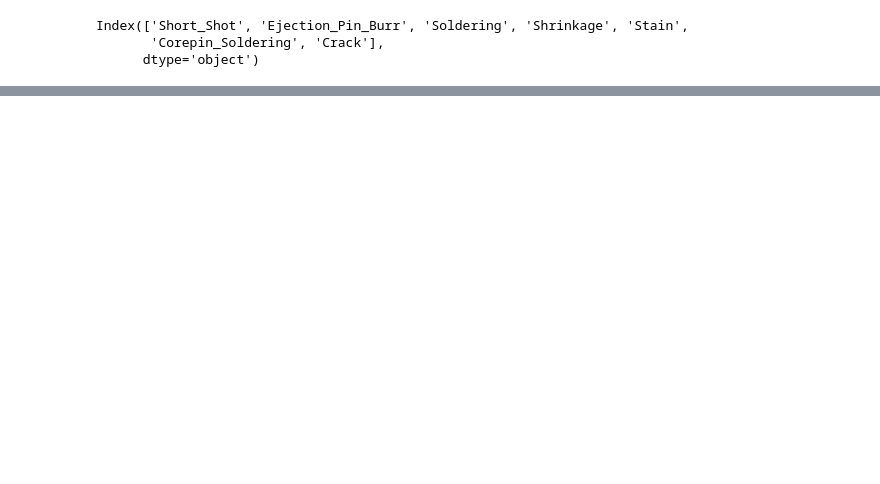
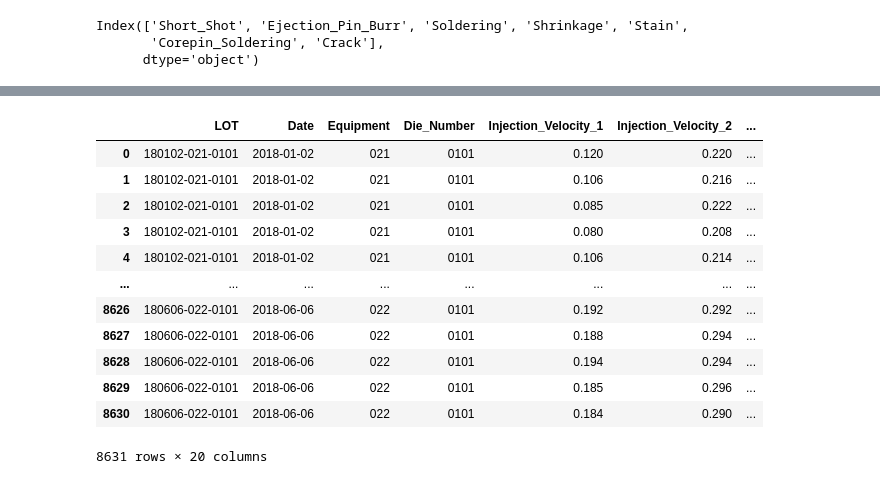
Before and after one commit to IceBear9028/TermProject-main, a Jupyter notebook: data_refine/data_refine.ipynb, the cells around one changed output, grey strips where cells are left out. Cells and saved outputs as stored; diff of their text form; code cells hidden in the pictures; blank space fills up the shorter version.

```diff
--- a/data_refine/data_refine.ipynb
+++ b/data_refine/data_refine.ipynb
@@ -117,2 +170,20 @@ df_refine_convert_error
 8631 rows × 20 columns
+# %%
+df_refine = df_refine.astype({'Short_Shot' : 'int'})
+
+df_refine
+# %% [output]
+|  | LOT | Date | Equipment | Die_Number | Injection_Velocity_1 | Injection_Velocity_2 | ... |
+| 0 | 180102-021-0101 | 2018-01-02 | 021 | 0101 | 0.120 | 0.220 | ... |
+| 1 | 180102-021-0101 | 2018-01-02 | 021 | 0101 | 0.106 | 0.216 | ... |
+| 2 | 180102-021-0101 | 2018-01-02 | 021 | 0101 | 0.085 | 0.222 | ... |
+| 3 | 180102-021-0101 | 2018-01-02 | 021 | 0101 | 0.080 | 0.208 | ... |
+| 4 | 180102-021-0101 | 2018-01-02 | 021 | 0101 | 0.106 | 0.214 | ... |
+| ... | ... | ... | ... | ... | ... | ... | ... |
+| 8626 | 180606-022-0101 | 2018-06-06 | 022 | 0101 | 0.192 | 0.292 | ... |
+| 8627 | 180606-022-0101 | 2018-06-06 | 022 | 0101 | 0.188 | 0.294 | ... |
+| 8628 | 180606-022-0101 | 2018-06-06 | 022 | 0101 | 0.194 | 0.294 | ... |
+| 8629 | 180606-022-0101 | 2018-06-06 | 022 | 0101 | 0.185 | 0.296 | ... |
+| 8630 | 180606-022-0101 | 2018-06-06 | 022 | 0101 | 0.184 | 0.290 | ... |
+8631 rows × 20 columns
 # %%
```
Also changed, not shown: parts of 8 cells of this notebook, 5 other files.
